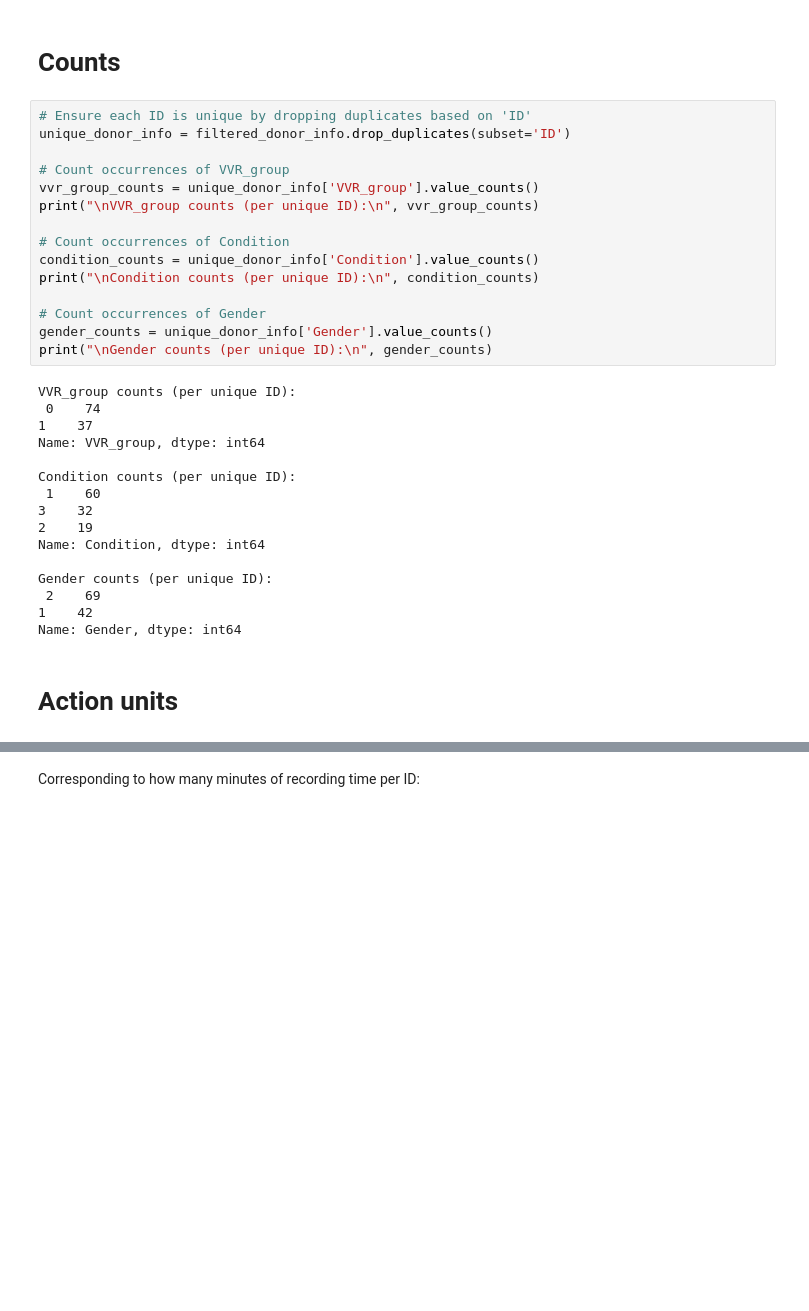
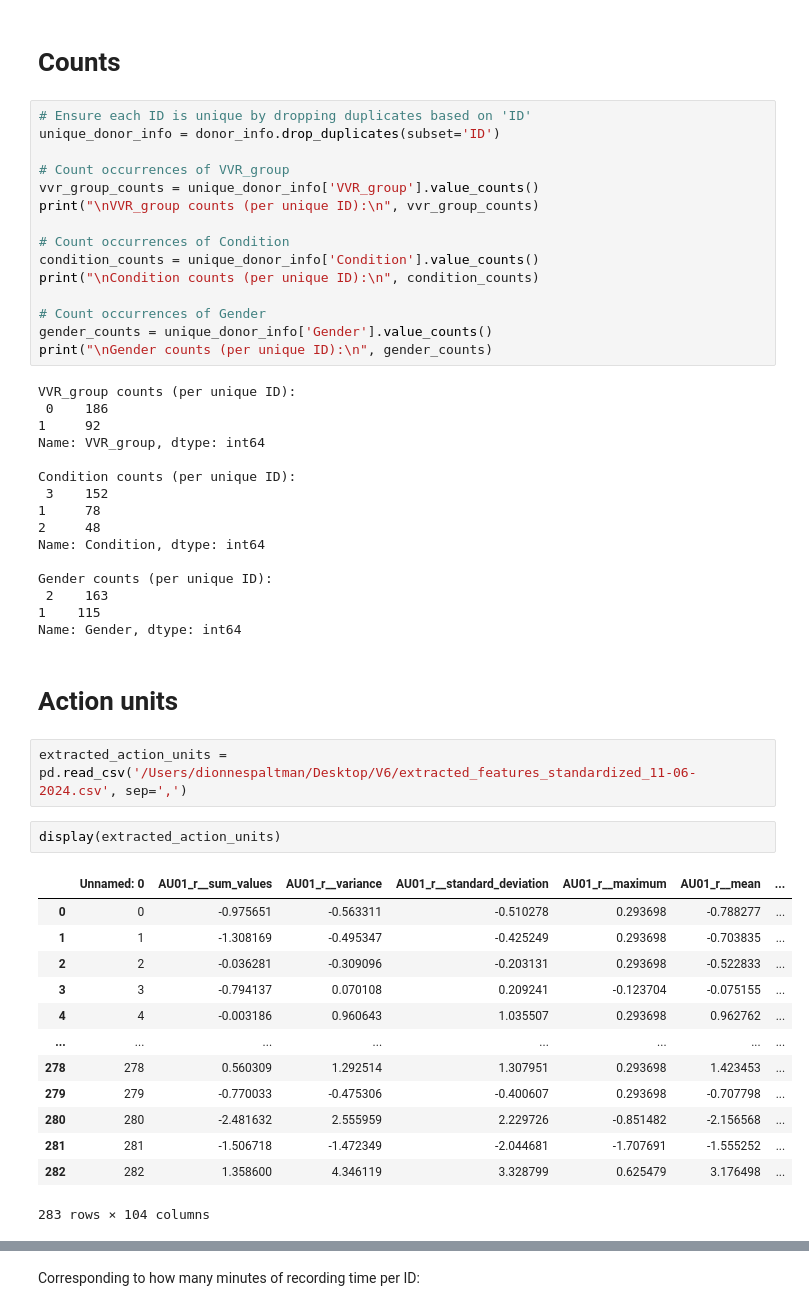
Before and after one commit to DionneSpaltman/predicting_VVR, a Jupyter notebook: processing/04_descriptives.ipynb, the cells around one changed output, grey strips where cells are left out. Cells and saved outputs as stored; diff of their text form; blank space fills up the shorter version.

```diff
--- a/processing/04_descriptives.ipynb
+++ b/processing/04_descriptives.ipynb
@@ -64,7 +60,7 @@ Last date: 2021-12-05
 # Counts
 # %%
 # Ensure each ID is unique by dropping duplicates based on 'ID'
-unique_donor_info = filtered_donor_info.drop_duplicates(subset='ID')
+unique_donor_info = donor_info.drop_duplicates(subset='ID')
 
 # Count occurrences of VVR_group
 vvr_group_counts = unique_donor_info['VVR_group'].value_counts()
@@ -79,19 +75,37 @@ gender_counts = unique_donor_info['Gender'].value_counts()
 print("\nGender counts (per unique ID):\n", gender_counts)
 # %% [output]
 VVR_group counts (per unique ID):
- 0    74
-1    37
+ 0    186
+1     92
 Name: VVR_group, dtype: int64
 
 Condition counts (per unique ID):
- 1    60
-3    32
-2    19
+ 3    152
+1     78
+2     48
 Name: Condition, dtype: int64
 
 Gender counts (per unique ID):
- 2    69
-1    42
+ 2    163
+1    115
 Name: Gender, dtype: int64
 # %% [markdown]
 # Action units
+# %%
+extracted_action_units = pd.read_csv('/Users/dionnespaltman/Desktop/V6/extracted_features_standardized_11-06-2024.csv', sep=',')
+# %%
+display(extracted_action_units)
+# %% [output]
+|  | Unnamed: 0 | AU01_r__sum_values | AU01_r__variance | AU01_r__standard_deviation | AU01_r__maximum | AU01_r__mean | ... |
+| 0 | 0 | -0.975651 | -0.563311 | -0.510278 | 0.293698 | -0.788277 | ... |
+| 1 | 1 | -1.308169 | -0.495347 | -0.425249 | 0.293698 | -0.703835 | ... |
+| 2 | 2 | -0.036281 | -0.309096 | -0.203131 | 0.293698 | -0.522833 | ... |
+| 3 | 3 | -0.794137 | 0.070108 | 0.209241 | -0.123704 | -0.075155 | ... |
+| 4 | 4 | -0.003186 | 0.960643 | 1.035507 | 0.293698 | 0.962762 | ... |
+| ... | ... | ... | ... | ... | ... | ... | ... |
+| 278 | 278 | 0.560309 | 1.292514 | 1.307951 | 0.293698 | 1.423453 | ... |
+| 279 | 279 | -0.770033 | -0.475306 | -0.400607 | 0.293698 | -0.707798 | ... |
+| 280 | 280 | -2.481632 | 2.555959 | 2.229726 | -0.851482 | -2.156568 | ... |
+| 281 | 281 | -1.506718 | -1.472349 | -2.044681 | -1.707691 | -1.555252 | ... |
+| 282 | 282 | 1.358600 | 4.346119 | 3.328799 | 0.625479 | 3.176498 | ... |
+283 rows × 104 columns
```
Also changed, not shown: parts of 17 cells of this notebook.
